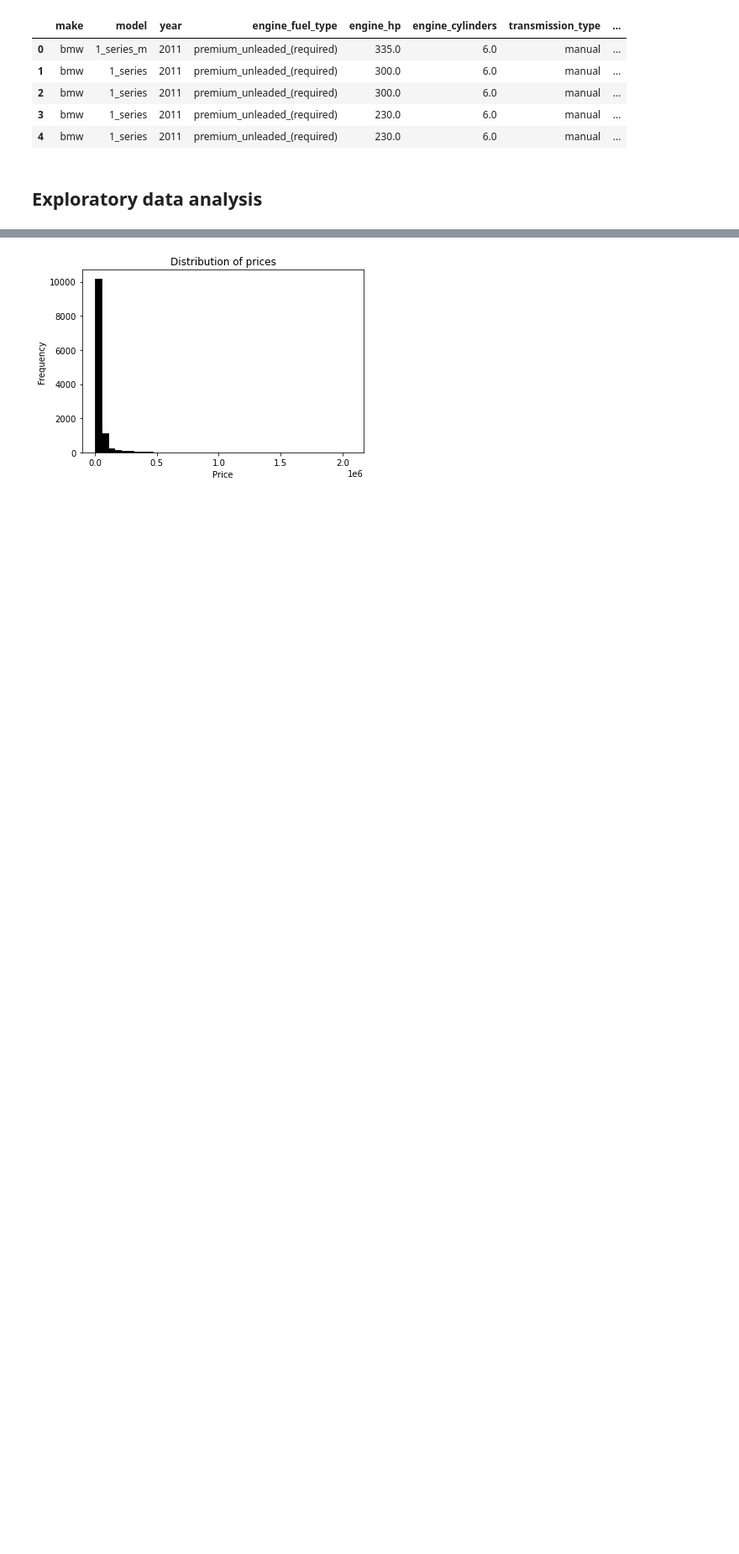
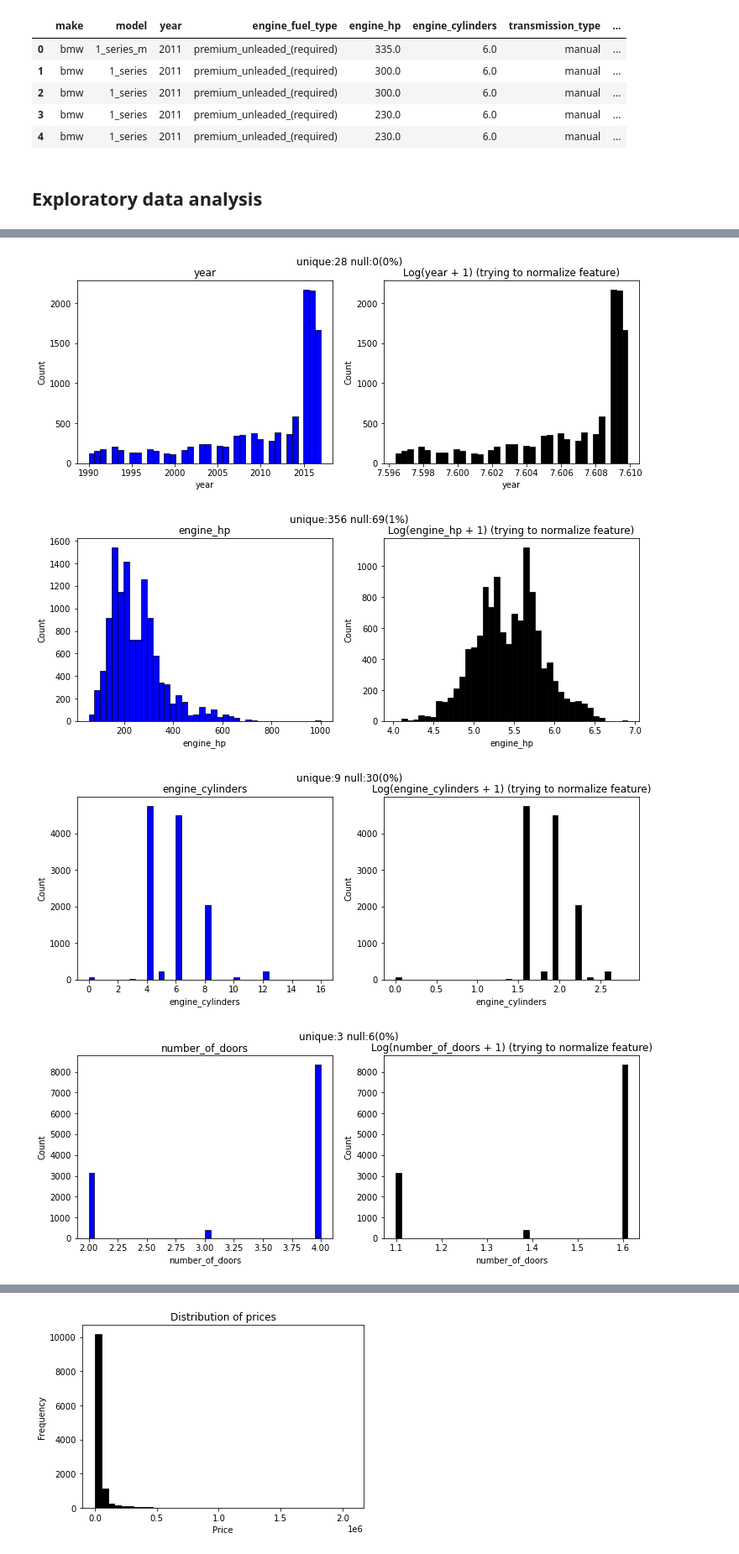
Before and after one commit to diogoalves/mlbookcamp-code, a Jupyter notebook: chapter-02-car-price/02-carprice.ipynb, the cells around one changed output, grey strips where cells are left out. Shown at 84% size. Saved outputs shown, nothing was run; the diff lists cells and outputs as text; code cells hidden in the pictures; blank space fills up the shorter version.

```diff
--- a/chapter-02-car-price/02-carprice.ipynb
+++ b/chapter-02-car-price/02-carprice.ipynb
@@ -20,9 +20,13 @@ df.head()
 | 3 | BMW | 1 Series | 2011 | premium unleaded (required) | 230.0 | 6.0 | MANUAL | ... |
 | 4 | BMW | 1 Series | 2011 | premium unleaded (required) | 230.0 | 6.0 | MANUAL | ... |
 # %%
-df.columns = df.columns.str.lower().str.replace(' ', '_')
+def clean_spaces_from_object_columns(dataframe):
+    dataframe.columns = dataframe.columns.str.lower().str.replace(' ', '_')
 
-string_columns = list(df.dtypes[df.dtypes == 'object'].index)
+    string_columns = list(dataframe.dtypes[df.dtypes == 'object'].index)
 
-for col in string_columns:
-    df[col] = df[col].str.lower().str.replace(' ', '_')
+    for col in string_columns:
+        dataframe[col] = dataframe[col].str.lower().str.replace(' ', '_')
+
+clean_spaces_from_object_columns(df)
+df
@@ -39,0 +112,37 @@ df.head()
+# %%
+def initial_numeric_analisys(dataframe):
+    '''
+    Exploratory data analysis of numeric columns of a dataframe
+    Show nunique, NULLs, frequency distribuition, and log1p version of values
+
+    Parameters
+    dataframe: a pandas.dataframe
+
+    '''
+    numeric_colums = dataframe.select_dtypes(exclude=['object'])
+
+    for nc in numeric_colums:
+        figure, axes = plt.subplots(1, 2, figsize=(12, 4))
+
+        sns.histplot(dataframe[nc], bins=40, color='blue', alpha=1, ax=axes[0])
+
+        log1p_value = np.log1p(dataframe[nc])
+        sns.histplot(log1p_value, bins=40, color='black', alpha=1, ax=axes[1])
+
+        axes[0].set_title(nc)
+        axes[1].set_title(f'Log({nc} + 1) (trying to normalize feature)')
+
+        nunique = dataframe[nc].nunique()
+        null = dataframe[nc].isnull().sum()
+        null_percentage = round(null /(dataframe[nc]).count() * 100)
+        plt.suptitle(f'unique:{nunique} null:{null}({null_percentage}%)')
+
+    plt.show()
+
+
+initial_numeric_analisys(df)
+# %% [output]
+[figure, added]
+[figure, added]
+[figure, added]
+[figure, added]
```
Also changed, not shown: parts of 5 cells of this notebook, 3 other files.
